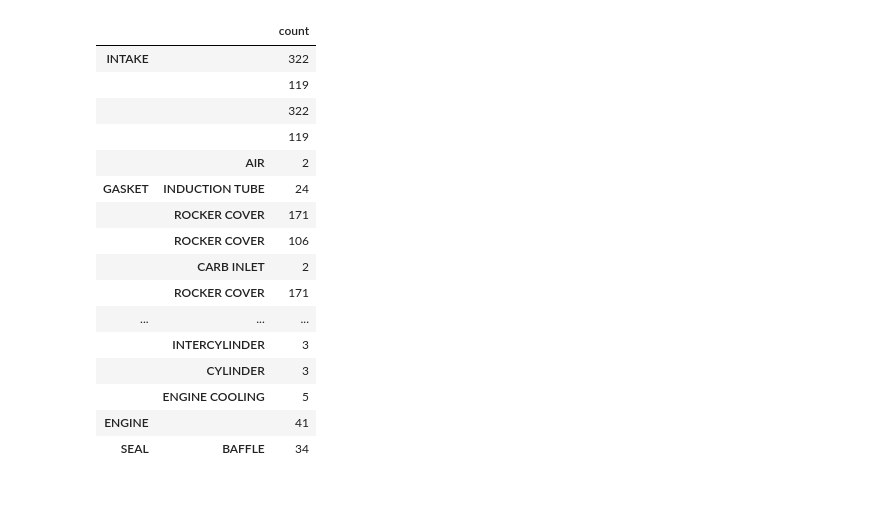
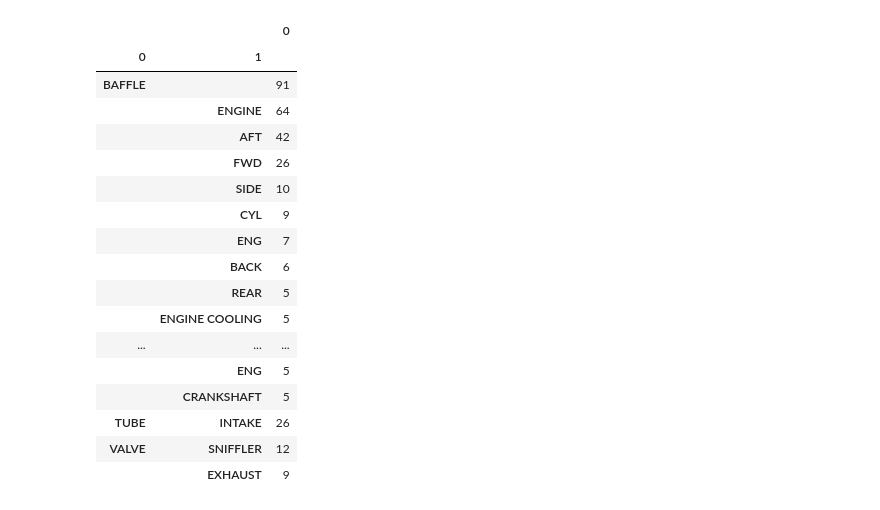
Before and after one commit to kai-vu/zorro, a Jupyter notebook: heatmap-dendrogram.ipynb, the cells around one changed output. Cells and saved outputs as stored; diff of their text form; code cells hidden in the pictures.

```diff
--- a/heatmap-dendrogram.ipynb
+++ b/heatmap-dendrogram.ipynb
@@ -24,30 +27,30 @@ sns.clustermap(np.log1p(m))
 # %%
-parts = problem_extractions['part'].value_counts().head(100).index.dropna()
-tree = pd.Series(parts).str.rsplit(' ', 1).apply(lambda x: (x[-1], x[0]) if len(x)>1 else (x[0], ''))
+parts = problem_extractions['part'].dropna()
+tree = pd.Series(parts).str.rsplit(' ', 1, expand=True)
+tree = tree.apply(lambda x: pd.Series([x[1] if x[1] else x[0], x[0] if x[1] else '']), axis=1)
 
 from nltk.stem import WordNetLemmatizer
 lemmatizer = WordNetLemmatizer()
-tree = tree.apply(lambda x: (lemmatizer.lemmatize(x[0].lower(), pos='n').upper(), x[1].strip()))
+tree[0] = tree[0].str.lower().apply(lemmatizer.lemmatize, pos='n').str.upper()
 
-tree_count = pd.Series(list(problem_extractions['part'].value_counts().head(100)), index=pd.MultiIndex.from_tuples(tree))
-
-sort = tree_count.groupby(level=0).transform('first').sort_values(ascending=False).index
-tree_count[sort].head(50).rename('count').to_frame()
+tree_count = tree.value_counts()
+tree_count.groupby(level=0).apply(lambda x: x[x>4]).droplevel(level=0).to_frame()
 # %% [output]
-|  |  | count |
-| INTAKE |  | 322 |
-|  |  | 119 |
-|  |  | 322 |
-|  |  | 119 |
-|  | AIR | 2 |
-| GASKET | INDUCTION TUBE | 24 |
-|  | ROCKER COVER | 171 |
-|  | ROCKER COVER | 106 |
-|  | CARB INLET | 2 |
-|  | ROCKER COVER | 171 |
+|  |  | 0 |
+| 0 | 1 |  |
+| BAFFLE |  | 91 |
+|  | ENGINE | 64 |
+|  | AFT | 42 |
+|  | FWD | 26 |
+|  | SIDE | 10 |
+|  | CYL | 9 |
+|  | ENG | 7 |
+|  | BACK | 6 |
+|  | REAR | 5 |
+|  | ENGINE COOLING | 5 |
 | ... | ... | ... |
-|  | INTERCYLINDER | 3 |
-|  | CYLINDER | 3 |
-|  | ENGINE COOLING | 5 |
-| ENGINE |  | 41 |
-| SEAL | BAFFLE | 34 |
+|  | ENG | 5 |
+|  | CRANKSHAFT | 5 |
+| TUBE | INTAKE | 26 |
+| VALVE | SNIFFLER | 12 |
+|  | EXHAUST | 9 |
```
Also changed, not shown: parts of 1 cell of this notebook, 3 other files.
